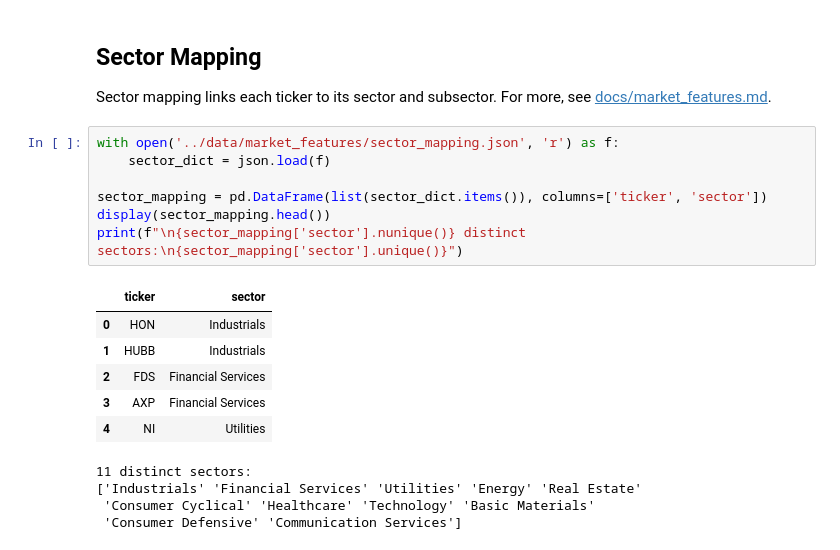
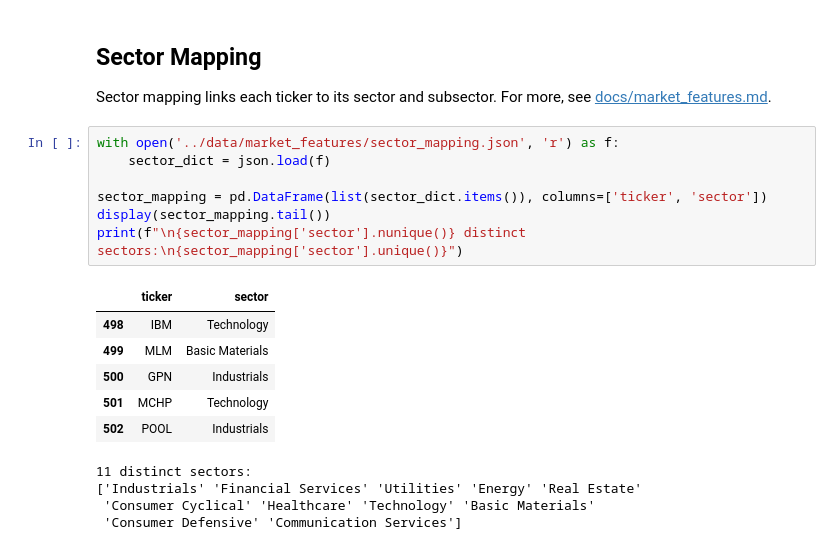
Before and after one commit to solvmanifold/LatentTrader, a Jupyter notebook: notebooks/market_features.ipynb, the cells around one changed output. Drawn from its saved outputs; the diff is of its cells as text.

```diff
--- a/notebooks/market_features.ipynb
+++ b/notebooks/market_features.ipynb
@@ -148,17 +148,17 @@ Sector mapping links each ticker to its sector and subsector. For more, see [doc
 # %%
 with open('../data/market_features/sector_mapping.json', 'r') as f:
     sector_dict = json.load(f)
 
 sector_mapping = pd.DataFrame(list(sector_dict.items()), columns=['ticker', 'sector'])
-display(sector_mapping.head())
+display(sector_mapping.tail())
 print(f"\n{sector_mapping['sector'].nunique()} distinct sectors:\n{sector_mapping['sector'].unique()}")
 # %% [output]
 |  | ticker | sector |
-| 0 | HON | Industrials |
-| 1 | HUBB | Industrials |
-| 2 | FDS | Financial Services |
-| 3 | AXP | Financial Services |
-| 4 | NI | Utilities |
+| 498 | IBM | Technology |
+| 499 | MLM | Basic Materials |
+| 500 | GPN | Industrials |
+| 501 | MCHP | Technology |
+| 502 | POOL | Industrials |
 11 distinct sectors:
 ['Industrials' 'Financial Services' 'Utilities' 'Energy' 'Real Estate'
  'Consumer Cyclical' 'Healthcare' 'Technology' 'Basic Materials'
```
Also changed, not shown: parts of 7 cells of this notebook, 5 other files.
